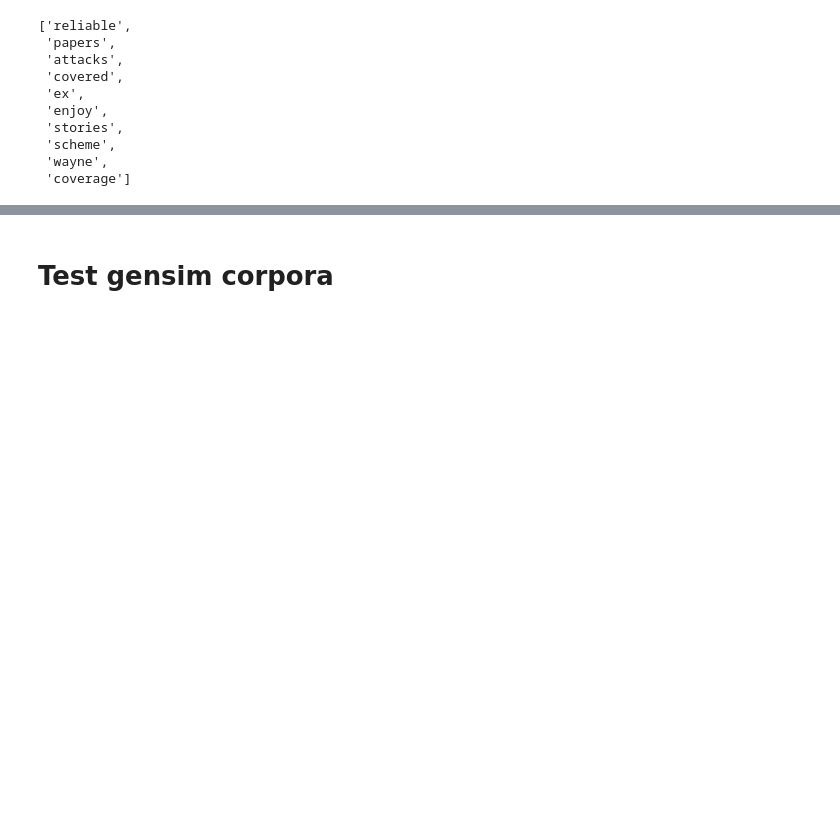
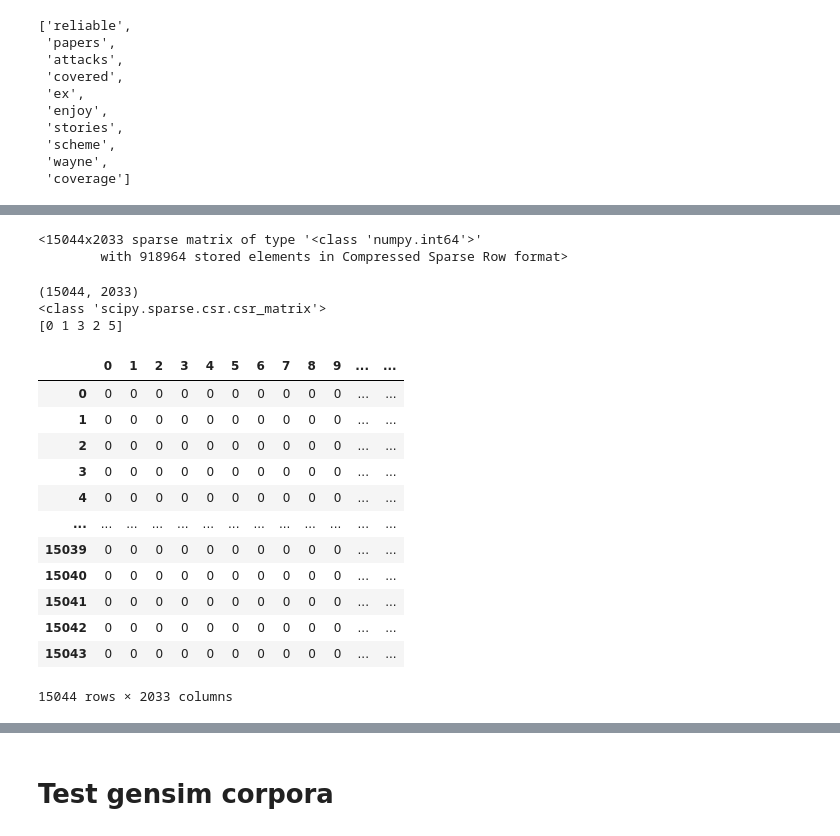
Before and after one commit to hanhluukim/replication-topic-modelling-in-embedding-space, a Jupyter notebook: notebooks/test_preprocessing.ipynb, the cells around one changed output, grey strips where cells are left out. Cells and saved outputs as stored; diff of their text form; code cells hidden in the pictures; blank space fills up the shorter version.

```diff
--- a/notebooks/test_preprocessing.ipynb
+++ b/notebooks/test_preprocessing.ipynb
@@ -169,0 +224,6 @@ vocabulary[:10]
+# %%
+import numpy as np
+from scipy import sparse
+
+def _remove_empty_documents(documents):
+    return [doc for doc in documents if doc != []]
@@ -169,0 +365,53 @@ vocabulary[:10]
+# %%
+n_docs_train = len(docs_train)
+n_docs_test = len(docs_test)
+n_docs_test_h1 = len(docs_test_h1)
+n_docs_test_h2 = len(docs_test_h2)
+# %%
+bow_train = _create_bow(
+    doc_indices_train,
+    words_train,
+    n_docs_train,
+    len(vocabulary))
+bow_test = _create_bow(
+    doc_indices_test,
+    words_test,
+    n_docs_test,
+    len(vocabulary))
+bow_test_h1 = _create_bow(
+    doc_indices_test_h1,
+    words_ts_h1,
+    n_docs_test_h1,
+    len(vocabulary))
+bow_test_h2 = _create_bow(
+    doc_indices_test_h2,
+    words_ts_h2,
+    n_docs_test_h2,
+    len(vocabulary))
+bow_train
+# %% [output]
+<15044x2033 sparse matrix of type '<class 'numpy.int64'>'
+        with 918964 stored elements in Compressed Sparse Row format>
+# %%
+print(bow_train.shape)
+print(type(bow_train))
+df = pd.DataFrame(bow_train.toarray())
+print(df.iloc[0].unique())
+df
+# %% [output]
+(15044, 2033)
+<class 'scipy.sparse.csr.csr_matrix'>
+[0 1 3 2 5]
+|  | 0 | 1 | 2 | 3 | 4 | 5 | 6 | 7 | 8 | 9 | ... | ... |
+| 0 | 0 | 0 | 0 | 0 | 0 | 0 | 0 | 0 | 0 | 0 | ... | ... |
+| 1 | 0 | 0 | 0 | 0 | 0 | 0 | 0 | 0 | 0 | 0 | ... | ... |
+| 2 | 0 | 0 | 0 | 0 | 0 | 0 | 0 | 0 | 0 | 0 | ... | ... |
+| 3 | 0 | 0 | 0 | 0 | 0 | 0 | 0 | 0 | 0 | 0 | ... | ... |
+| 4 | 0 | 0 | 0 | 0 | 0 | 0 | 0 | 0 | 0 | 0 | ... | ... |
+| ... | ... | ... | ... | ... | ... | ... | ... | ... | ... | ... | ... | ... |
+| 15039 | 0 | 0 | 0 | 0 | 0 | 0 | 0 | 0 | 0 | 0 | ... | ... |
+| 15040 | 0 | 0 | 0 | 0 | 0 | 0 | 0 | 0 | 0 | 0 | ... | ... |
+| 15041 | 0 | 0 | 0 | 0 | 0 | 0 | 0 | 0 | 0 | 0 | ... | ... |
+| 15042 | 0 | 0 | 0 | 0 | 0 | 0 | 0 | 0 | 0 | 0 | ... | ... |
+| 15043 | 0 | 0 | 0 | 0 | 0 | 0 | 0 | 0 | 0 | 0 | ... | ... |
+15044 rows × 2033 columns
```
Also changed, not shown: parts of 21 cells of this notebook, 2 other files.
